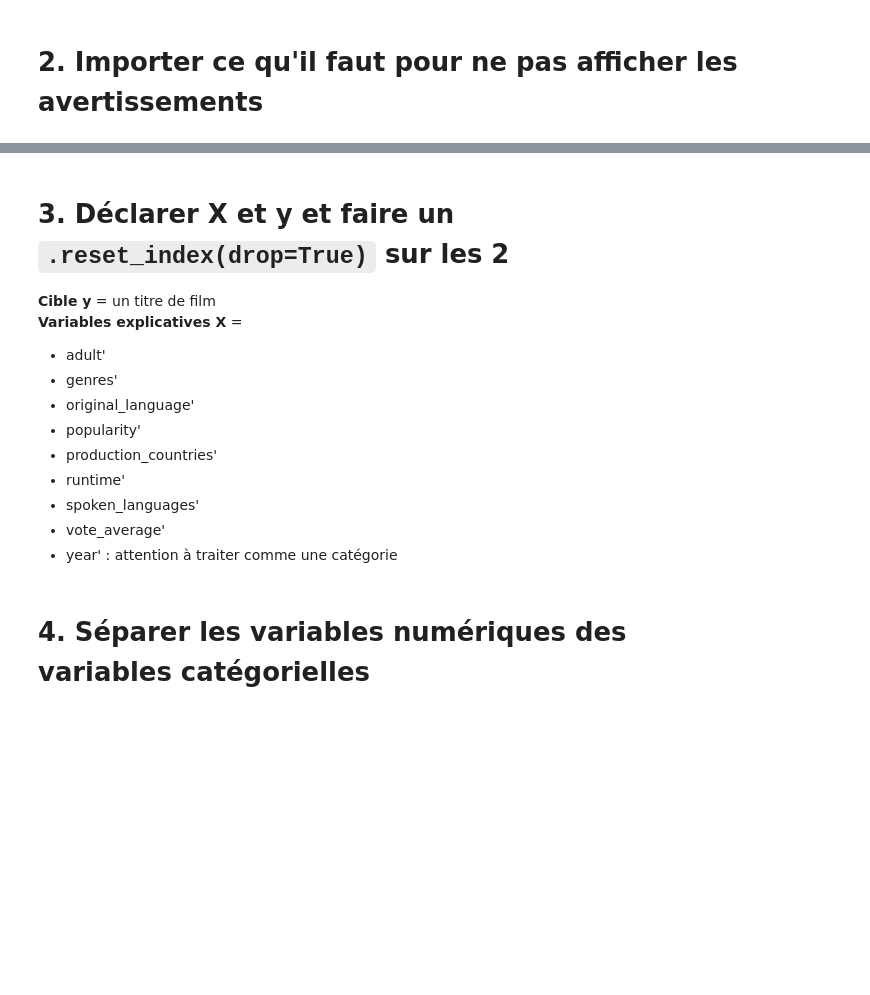
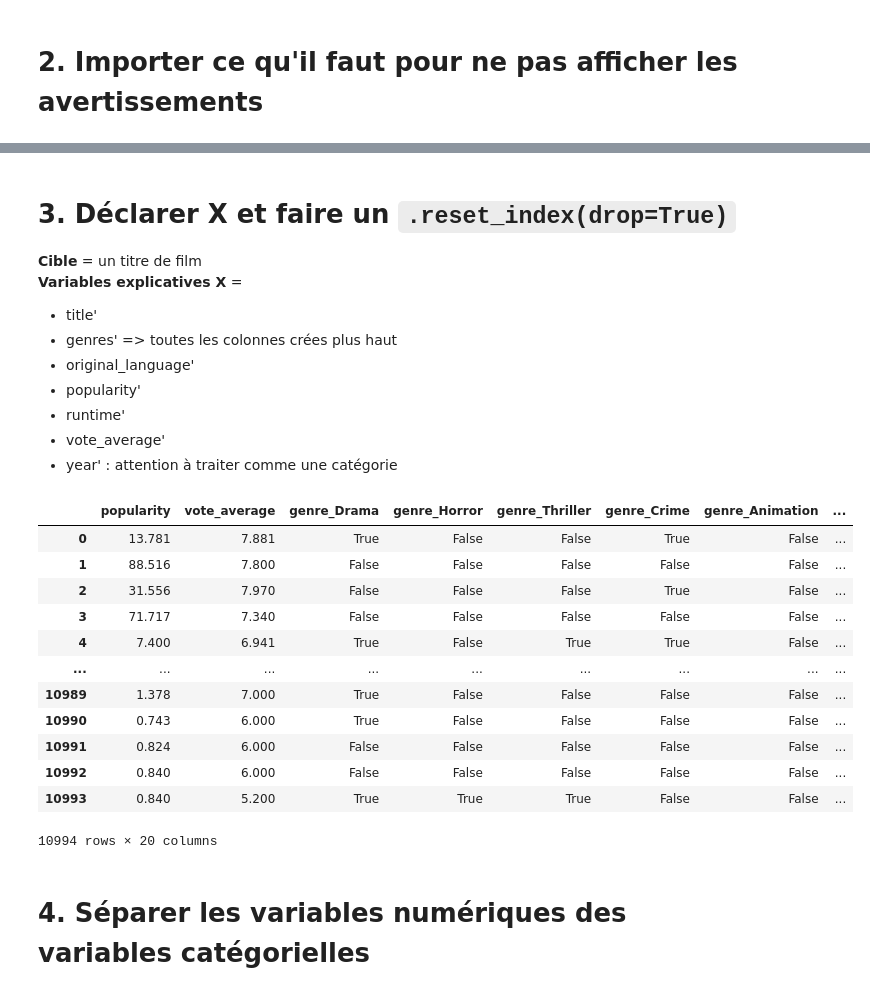
Before and after one commit to Cynthia-OK/CreuseLlywood, a Jupyter notebook: Trame_ML.ipynb, the cells around one changed output, grey strips where cells are left out. Drawn from its saved outputs; the diff is of its cells as text; code cells hidden in the pictures; blank space fills up the shorter version.

```diff
--- a/Trame_ML.ipynb
+++ b/Trame_ML.ipynb
@@ -125,0 +121,2 @@ pas de doublons
+# %%
+tous_les_genres = set()
@@ -125,0 +125,5 @@ pas de doublons
+# %%
+for genres in films['genre_liste']:
+  tous_les_genres.update(genres)
+
+tous_les_genres
@@ -125,0 +149,5 @@ pas de doublons
+# %%
+for genre in tous_les_genres:
+  films[f'genre_{genre}'] = films['genre_liste'].apply(lambda x: genre in x)
+
+films.columns
@@ -126,18 +166,38 @@ pas de doublons
 # %% [markdown]
-# 3. Déclarer X et y et faire un `.reset_index(drop=True)` sur les 2
+# 3. Déclarer X  et faire un `.reset_index(drop=True)`
 
 
-**Cible y**  = un titre de film
+**Cible**  = un titre de film
 **Variables explicatives X** =
-* adult'
-* genres'
+* title'
+* genres' => toutes les colonnes crées plus haut
 * original_language'
 * popularity'
-* production_countries'
 * runtime'
-* spoken_languages'
 * vote_average'
 * year' : attention à traiter comme une catégorie
+# %%
+X = films[['popularity','vote_average', 'genre_Drama', 'genre_Horror',
+       'genre_Thriller', 'genre_Crime', 'genre_Animation', 'genre_Mystery',
+       'genre_Family', 'genre_Western', 'genre_Adventure', 'genre_Action',
+       'genre_Fantasy', 'genre_Comedy', 'genre_Music', 'genre_Romance',
+       'genre_War', 'genre_Documentary', 'genre_History',
+       'genre_Science Fiction']]
+X
+# %% [output]
+|  | popularity | vote_average | genre_Drama | genre_Horror | genre_Thriller | genre_Crime | genre_Animation | ... |
+| 0 | 13.781 | 7.881 | True | False | False | True | False | ... |
+| 1 | 88.516 | 7.800 | False | False | False | False | False | ... |
+| 2 | 31.556 | 7.970 | False | False | False | True | False | ... |
+| 3 | 71.717 | 7.340 | False | False | False | False | False | ... |
+| 4 | 7.400 | 6.941 | True | False | True | True | False | ... |
+| ... | ... | ... | ... | ... | ... | ... | ... | ... |
+| 10989 | 1.378 | 7.000 | True | False | False | False | False | ... |
+| 10990 | 0.743 | 6.000 | True | False | False | False | False | ... |
+| 10991 | 0.824 | 6.000 | False | False | False | False | False | ... |
+| 10992 | 0.840 | 6.000 | False | False | False | False | False | ... |
+| 10993 | 0.840 | 5.200 | True | True | True | False | False | ... |
+10994 rows × 20 columns
 # %% [markdown]
 
 # 4. Séparer les variables numériques des variables catégorielles
```
Also changed, not shown: parts of 50 cells of this notebook, 2 other files.
